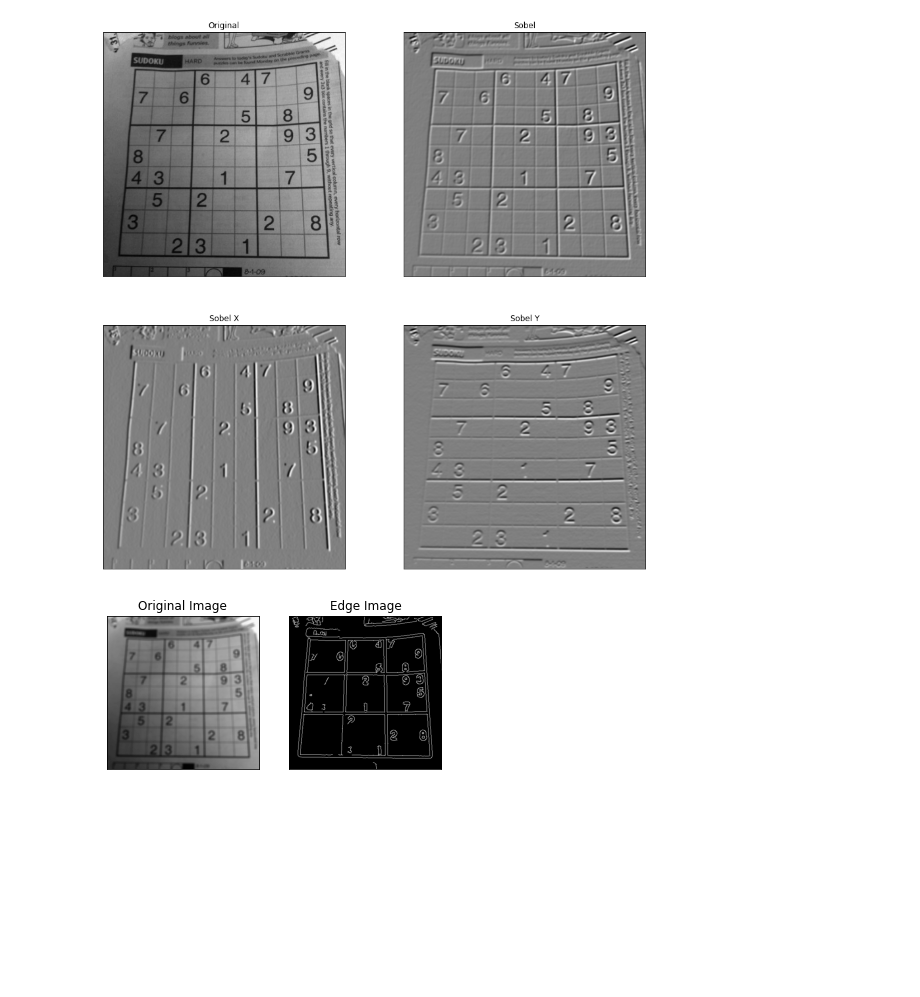
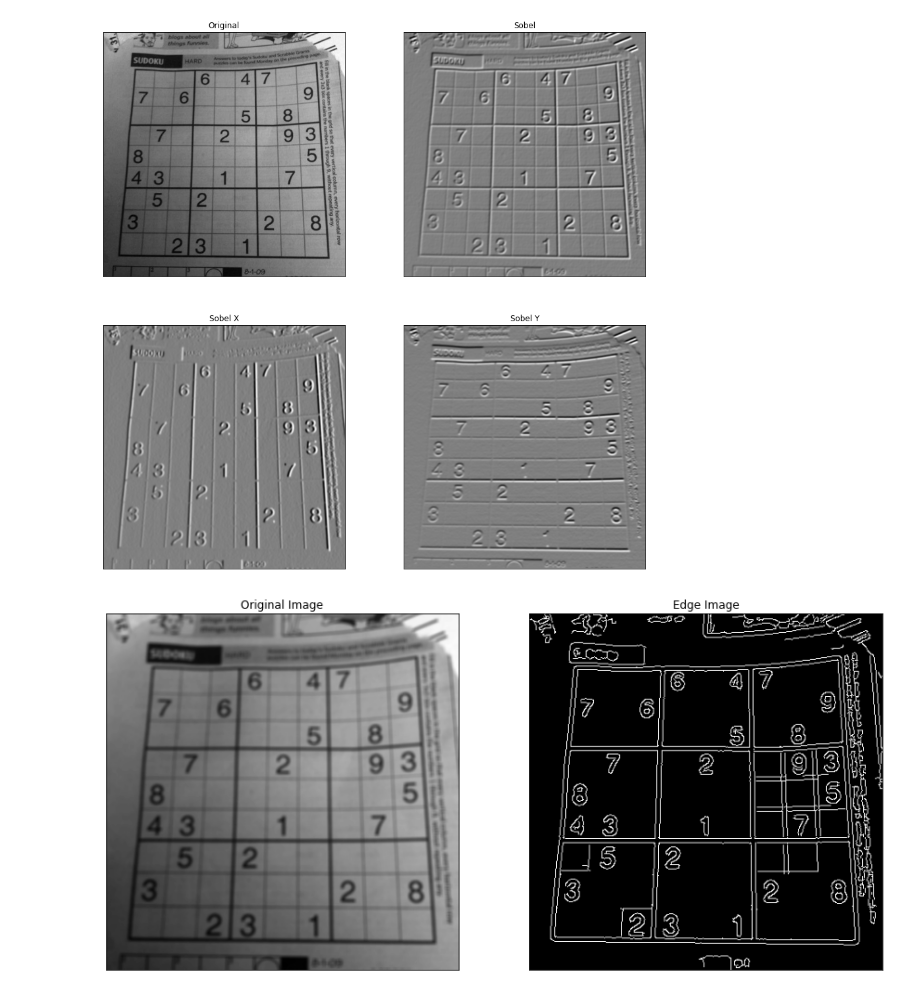
Before and after one commit to Mostafa-Medhat/ComputerVision_Task2_EdgeDetection, a Jupyter notebook: Task2.ipynb, the cells around one changed output. Saved outputs shown, nothing was run; the diff lists cells and outputs as text; code cells hidden in the pictures; blank space fills up the shorter version.

Commit message:
change cv.imshow with plt & figures sizes

```diff
--- a/Task2.ipynb
+++ b/Task2.ipynb
@@ -82,15 +93,19 @@ plt.show()
 # %%
 #ref:https://docs.opencv.org/4.x/da/d22/tutorial_py_canny.html
 import numpy as np
 import cv2
 from matplotlib import pyplot as plt
+
 img = cv2.imread('hsLhe.jpg',0)
-img = cv2.GaussianBlur(img, (7,7),10)#the more sigma , the higher the blurring , the less the details, the less the edges detected
+img = cv2.GaussianBlur(img, (5,5),10)#the more sigma , the higher the blurring , the less the details, the less the edges detected
 edges = cv2.Canny(img,10,100)
+
+fig, ax = plt.subplots(figsize=(15,15))
+
 plt.subplot(121),plt.imshow(img,cmap = 'gray')
 plt.title('Original Image'), plt.xticks([]), plt.yticks([])
 plt.subplot(122),plt.imshow(edges,cmap = 'gray')
 plt.title('Edge Image'), plt.xticks([]), plt.yticks([])
 plt.show()
 # %% [output]
-[figure, old version]
+[figure, new version]
```
Also changed, not shown: parts of 2 cells of this notebook.
